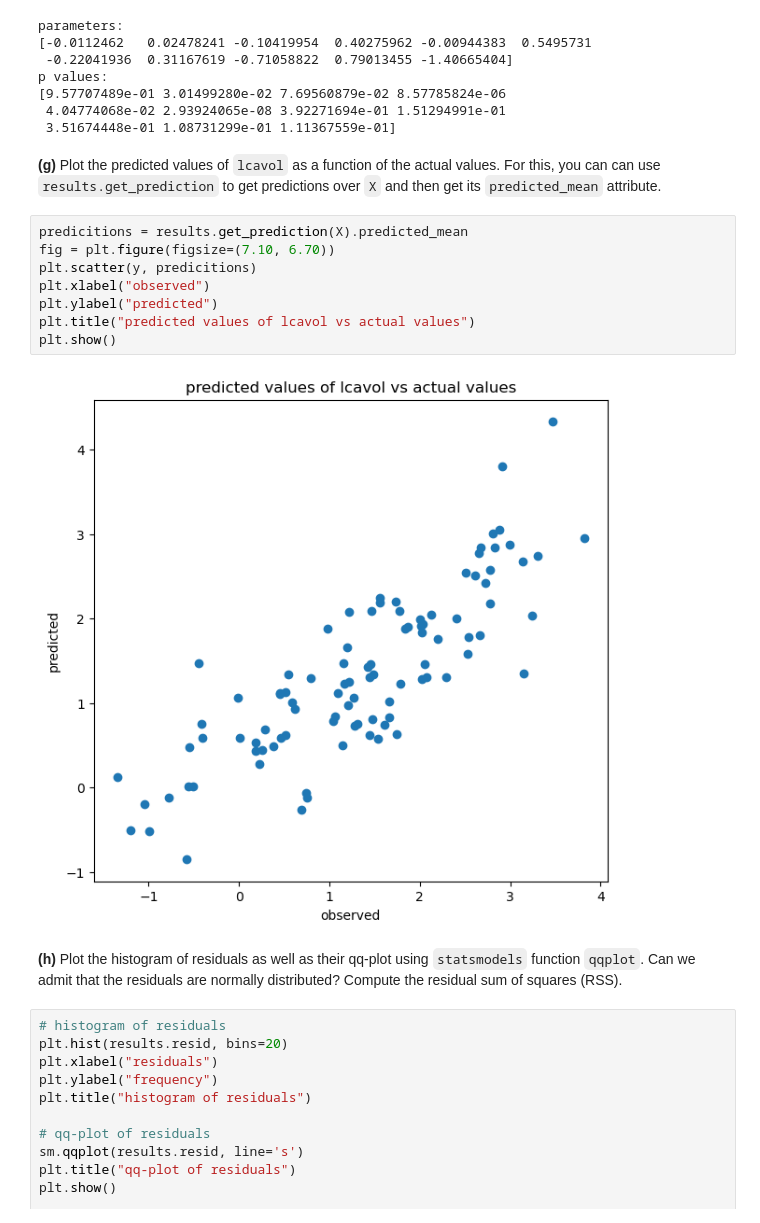
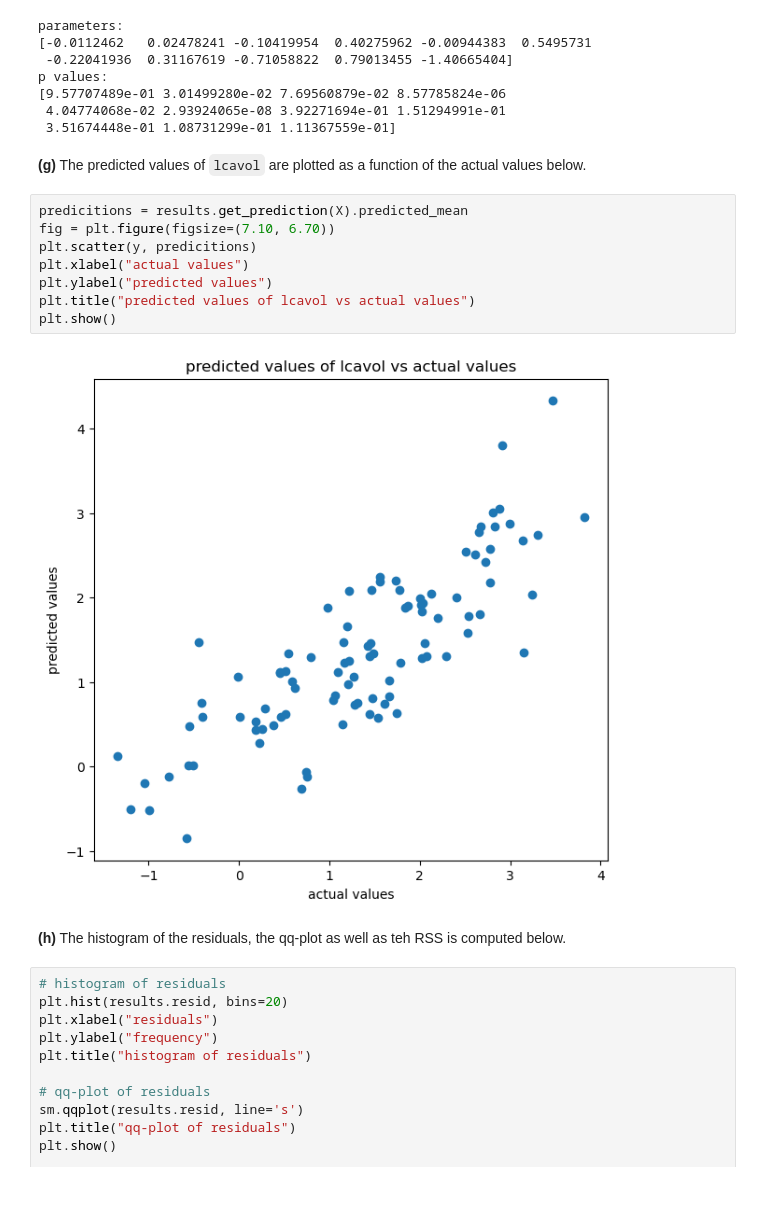
Before and after one commit to felixwl/isla, a Jupyter notebook: tp1/TP1/TP1.ipynb, the cells around one changed output. Cells and saved outputs as stored; diff of their text form; blank space fills up the shorter version.

```diff
--- a/tp1/TP1/TP1.ipynb
+++ b/tp1/TP1/TP1.ipynb
@@ -373,19 +309,21 @@ p values:
  4.04774068e-02 2.93924065e-08 3.92271694e-01 1.51294991e-01
  3.51674448e-01 1.08731299e-01 1.11367559e-01]
 # %% [markdown]
-**(g)** Plot the predicted values of `lcavol` as a function of the actual values. For this, you can can use `results.get_prediction` to get predictions over `X` and then get its `predicted_mean` attribute.
+**(g)**
+The predicted values of `lcavol` are plotted as a function of the actual values below.
 # %%
 predicitions = results.get_prediction(X).predicted_mean
 fig = plt.figure(figsize=(7.10, 6.70))
 plt.scatter(y, predicitions)
-plt.xlabel("observed")
-plt.ylabel("predicted")
+plt.xlabel("actual values")
+plt.ylabel("predicted values")
 plt.title("predicted values of lcavol vs actual values")
 plt.show()
 # %% [output]
-[figure, old version]
+[figure, new version]
 # %% [markdown]
-**(h)** Plot the histogram of residuals as well as their qq-plot using `statsmodels` function `qqplot`. Can we admit that the residuals are normally distributed? Compute the residual sum of squares (RSS).
+**(h)**
+The histogram of the residuals, the qq-plot as well as teh RSS is computed below.
 # %%
 # histogram of residuals
 plt.hist(results.resid, bins=20)
```
Also changed, not shown: parts of 31 cells of this notebook.
